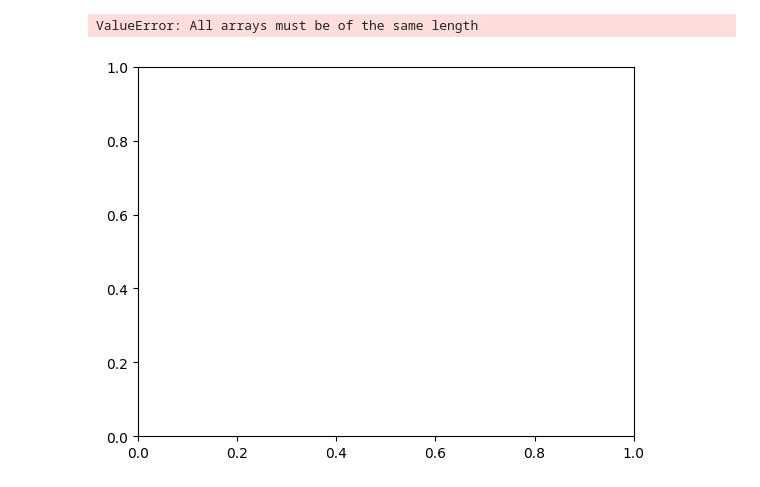
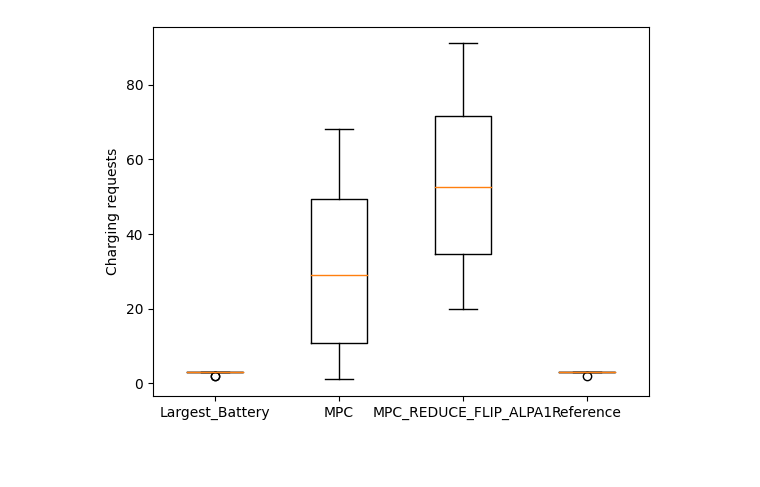
Before and after one commit to SteGala/Plebiscito-robot, a Jupyter notebook: plot/plot.ipynb, the cells around one changed output. Saved outputs shown, nothing was run; the diff lists cells and outputs as text; code cells hidden in the pictures; blank space fills up the shorter version.

Commit message:
improve plot

```diff
--- a/plot/plot.ipynb
+++ b/plot/plot.ipynb
@@ -37,29 +37,28 @@ plot_robot_average_operation_time(basedir)
 # %%
-def plot_robot_status_diff(basedir):
-    fig, ax2 = plt.subplots()
+def plot_robot_status_change(basedir):
+    fig, ax1 = plt.subplots()
     data = {}
 
-    tests = os.listdir(os.path.join(basedir))
+    tests = os.listdir(os.path.join(basedir, "0"))
     for t in tests:
         data[t] = []
 
     for dir in os.listdir(basedir):
         if not os.path.isdir(os.path.join(basedir, dir)):
             continue
 
         for t in tests:
-            df = pd.read_csv(os.path.join(basedir, t, 'robot_status.csv'))
-            df["diff"] = abs(df["charging"] - df["operating"])
+            df = pd.read_csv(os.path.join(basedir, dir, t, 'simulation_stats.csv'))
+            data[t].extend(df.filter(like='n_charging').sum().values)
 
-            # ax1.plot(df["epoch"], df["diff"], label=dir)
-            data[t].extend(df["diff"])
+        for key in data:
+            data[key] = [int(x) for x in data[key]]
 
-    print(pd.DataFrame(data))
-    ax2.plot(data)
-    fig.legend()
+    ax1.boxplot(pd.DataFrame(data))
+    ax1.set_ylabel("Charging requests")
+    ax1.set_xticklabels(tests)
     fig.show()
 
-plot_robot_status_diff(basedir + "/0")
+plot_robot_status_change(basedir)
 # %% [output]
-ValueError: All arrays must be of the same length
-[figure, old version]
+[figure, new version]
```
Also changed, not shown: parts of 1 cell of this notebook.
